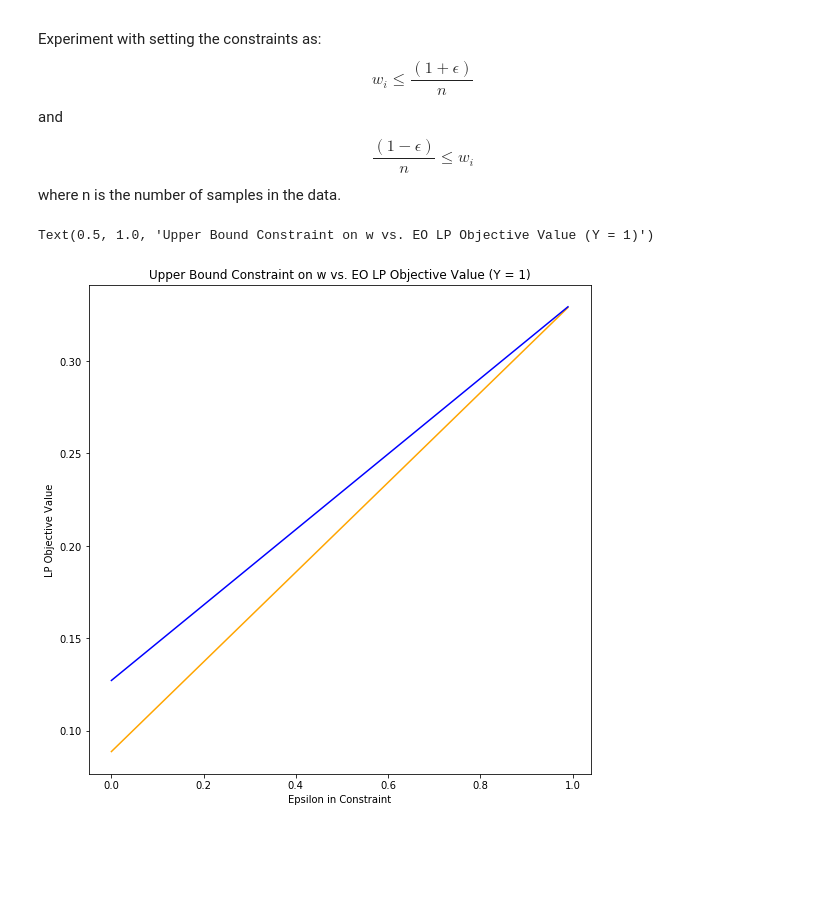
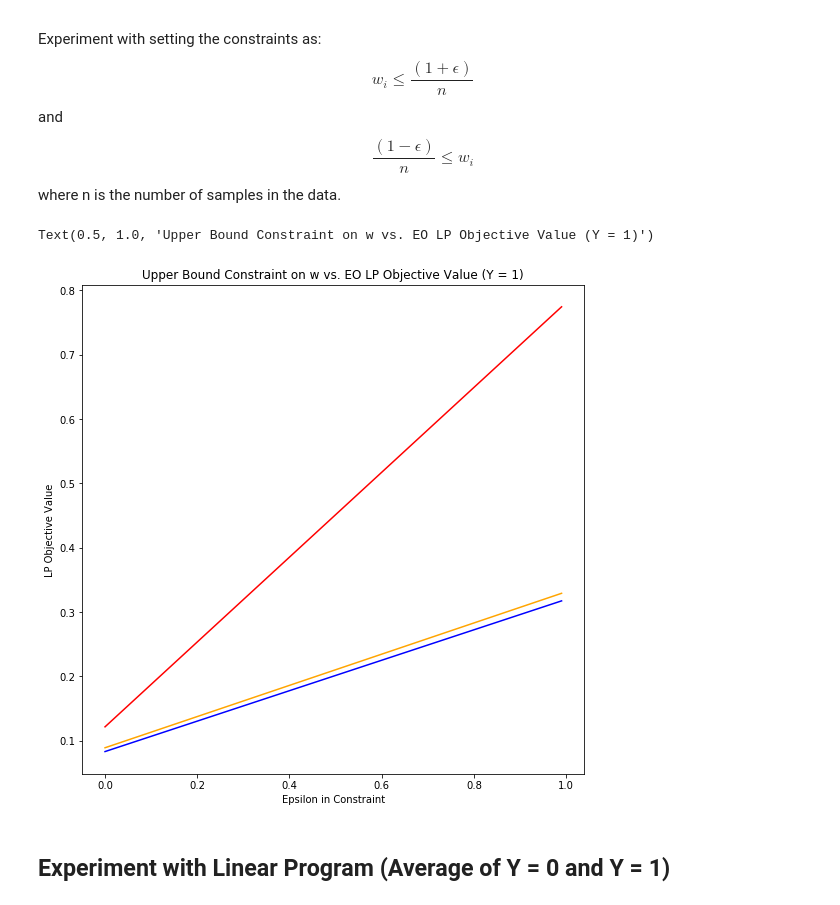
Before and after one commit to samuel-deng/Ensuring-Fairness-Beyond-the-Training-Data, a Jupyter notebook: algorithms/Part3_Comparisons/comparison_EO_adult.ipynb, the cells around one changed output. Drawn from its saved outputs; the diff is of its cells as text; code cells hidden in the pictures; blank space fills up the shorter version.

```diff
--- a/algorithms/Part3_Comparisons/comparison_EO_adult.ipynb
+++ b/algorithms/Part3_Comparisons/comparison_EO_adult.ipynb
@@ -258,7 +258,7 @@ Delta_eo0 = 0.04069767441860464
 # %% [markdown]
 ## Predict (Our Algorithm)
 # %%
-pickled_file = 'adult_h_0.pkl'
+pickled_file = 'h_0_default_gp_weight.pkl'
 pickled_robust_h = open(pickled_file, "rb")
 robust_h = pickle.load(pickled_robust_h)
 robust_pred = robust_h.predict(X_test)
@@ -356,10 +356,9 @@ for i in range(0, 100):
     epsilon = epsilon_granule * i
     lower_bound = (1 - epsilon)/(len(X_test))
     upper_bound = (1 + epsilon)/(len(X_test))
-    robust_objective_value, w = EO_linear_prog(postprocessing_y_pred, a_indices_test, proportions_test, lower_bound, upper_bound, 'a1', 'a0', 'y0')
+    robust_objective_value, w = EO_linear_prog(robust_pred, a_indices_test, proportions_test, lower_bound, upper_bound, 'a1', 'a0', 'y0')
     robust_y0_objective_values.append(robust_objective_value)
     postprocessing_objective_value, w = EO_linear_prog(postprocessing_y_pred, a_indices_test, proportions_test, lower_bound, upper_bound, 'a1', 'a0', 'y0')
-    test.append(EO_linear_prog(postprocessing_y_pred, a_indices_test, proportions_test, lower_bound, upper_bound, 'a0', 'a1', 'y0')[0])
     postprocessing_y0_objective_values.append(postprocessing_objective_value)
     inprocessing_objective_value, w = EO_linear_prog(inprocessing_y_pred, a_indices_test, proportions_test, lower_bound, upper_bound, 'a0', 'a1', 'y0')
     inprocessing_y0_objective_values.append(inprocessing_objective_value)
@@ -413,6 +386,7 @@ epsilon_granule = 0.01
 
 lower_bounds = []
 upper_bounds = []
+robust_y1_objective_values = []
 inprocessing_y1_objective_values = []
 postprocessing_y1_objective_values = []
 weights = []
@@ -423,6 +397,8 @@ for i in range(0, 100):
     epsilon = epsilon_granule * i
     lower_bound = (1 - epsilon)/(len(X_test))
     upper_bound = (1 + epsilon)/(len(X_test))
+    robust_objective_value, w = EO_linear_prog(robust_pred, a_indices_test, proportions_test, lower_bound, upper_bound, 'a0', 'a1', 'y1')
+    robust_y1_objective_values.append(robust_objective_value)
     postprocessing_objective_value, w = EO_linear_prog(postprocessing_y_pred, a_indices_test, proportions_test, lower_bound, upper_bound, 'a1', 'a0', 'y1')
     postprocessing_y1_objective_values.append(postprocessing_objective_value)
     inprocessing_objective_value, w = EO_linear_prog(inprocessing_y_pred, a_indices_test, proportions_test, lower_bound, upper_bound, 'a1', 'a0', 'y1')
@@ -434,11 +410,14 @@ for i in range(0, 100):
 # %%
 # Plot the constraints vs. objective values
 plt.figure(figsize=(9,9))
+plt.plot(epsilons, robust_y1_objective_values, 'red')
 plt.plot(epsilons, postprocessing_y1_objective_values, 'orange')
 plt.plot(epsilons, inprocessing_y1_objective_values, 'blue')
 plt.xlabel('Epsilon in Constraint')
 plt.ylabel('LP Objective Value')
 plt.title('Upper Bound Constraint on w vs. EO LP Objective Value (Y = 1)')
 # %% [output]
 Text(0.5, 1.0, 'Upper Bound Constraint on w vs. EO LP Objective Value (Y = 1)')
-[figure, old version]
+[figure, new version]
+# %% [markdown]
+## Experiment with Linear Program (Average of Y = 0 and Y = 1)
```
Also changed, not shown: parts of 8 cells of this notebook, 15 other files.
